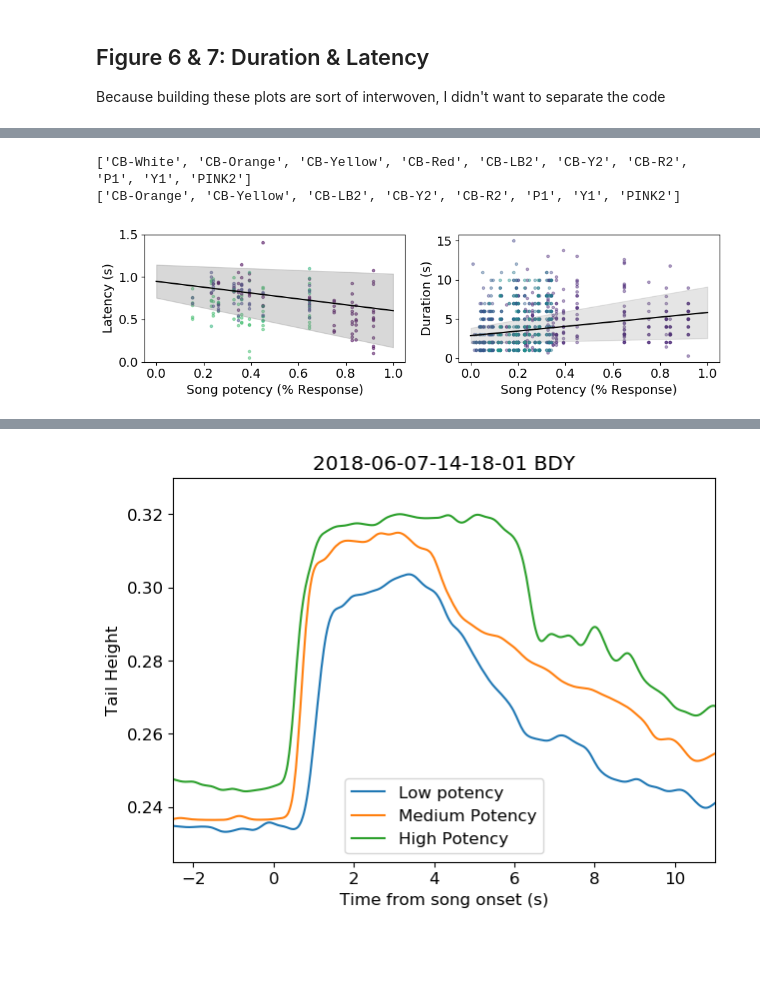
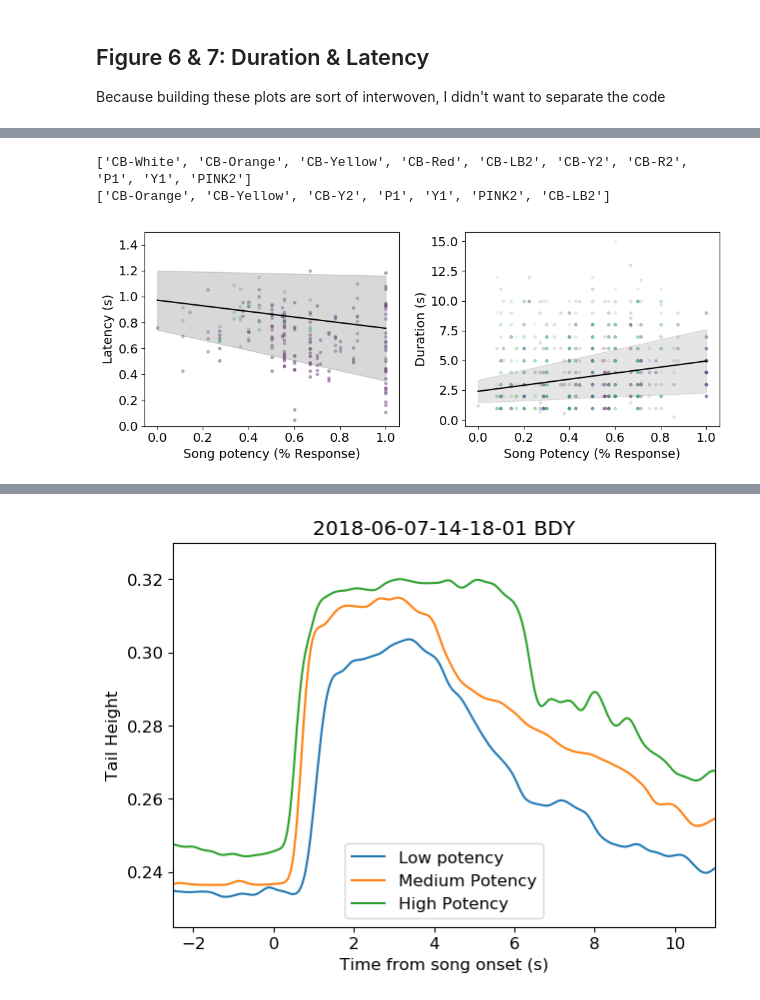
Before and after one commit to aperkes/PostureAnalysis, a Jupyter notebook: ManuscriptAnalysis-Final.ipynb, the cells around one changed output, grey strips where cells are left out. Cells and saved outputs as stored; diff of their text form; code cells hidden in the pictures; blank space fills up the shorter version.

```diff
--- a/ManuscriptAnalysis-Final.ipynb
+++ b/ManuscriptAnalysis-Final.ipynb
@@ -896,7 +1037,11 @@ for a in range(len(all_aviaries)):
 
     daviary = np.array(all_aviaries[a][:,:,:,0])
     daviary[daviary == 2] = 0
-    d_potency = np.nanmean(daviary,axis=(0,1))
+
+    responsive_birds = np.nanmean(daviary[:,:,:],axis=(1,2)) > .05
+
+    print(responsive_birds)
+    d_potency = np.nanmean(daviary[responsive_birds],axis=(0,1))
     top_song_index = np.argmax(np.nanmean(daviary,axis=(0,1)))
 
     top_song_index = np.argmax(np.nanmean(daviary,axis=(0,1)))
@@ -918,7 +1063,8 @@ for a in range(len(all_aviaries)):
         #print(a,b)
         song_df = song_df.append(dict(zip(columns_s,[ys[b],top_ys[b],a,b,song_sets[a]])),ignore_index=True)
         for f in range(n_birds):
-
+            if not responsive_birds[f]:
+                continue
             bird = all_metas[a].bird_list[f]
             for s in range(n_songs):
                 fs_response = np.nanmean(daviary[f,b,:][np.arange(n_songs) != s])
@@ -949,9 +1095,12 @@ for a in range(len(all_aviaries)):
 
 #print(np.unique(top_song_rates),np.unique(all_song_rates))
 
-song_df.to_csv('./song_df.csv',index=False)
 song_bird_df = song_bird_df.dropna()
-song_bird_df.to_csv('./song_bird_df.csv',index=False)
+max_song_df = max_song_df.dropna()
+if True:
+    song_df.to_csv('./song_df2.csv',index=False)
 
-max_song_df = max_song_df.dropna()
-max_song_df.to_csv('./max_song_df.csv',index=False)
+    song_bird_df.to_csv('./song_bird_df2.csv',index=False)
+
+
+    max_song_df.to_csv('./max_song_df2.csv',index=False)
@@ -1881,8 +2090,8 @@ pass
 # %%
 ## Plot with Respect to Song Potency (Figures 6b & 7b)
 
-trimmed_df = posture_df[['AutoLatency','AvgPotency','Bird']].dropna()
-trimmed_df = posture_df.dropna(subset=['Latency','Duration','ResponseRate','AvgPotency','Bird','Song','Year'])
+trimmed_df = posture_df[['AutoLatency','RelPotency','Bird']].dropna()
+trimmed_df = posture_df.dropna(subset=['Latency','Duration','ResponseRate','RelPotency','Bird','Song','Year'])
 trimmed_df = trimmed_df.reset_index(drop=True)
 trimmed_df = posture_df
 trimmed_df.infer_objects()
@@ -1891,16 +2100,17 @@ fig,(ax,ax1) = plt.subplots(1,2)
 bird_list = birdview_meta.bird_list
 song_list = birdview_meta.song_list
 print(bird_list)
-birds_to_plot = [1,2,4,5,6,7,8,9]
+#birds_to_plot = [1,2,4,5,6,7,8,9]
+birds_to_plot = [1,2,5,7,8,9,4]
 print([bird_list[i] for i in birds_to_plot])
 xs_bird_all, ys_bird_all,ys_lat_bird_all = [],[],[]
 label_birds_all,label_songs_all = [],[]
 for f in birds_to_plot:
     bird_df = trimmed_df[trimmed_df['Bird'] == f]
-    xs = np.array(bird_df['AvgPotency']).astype(float)
+    xs = np.array(bird_df['RelPotency']).astype(float)
     ys = np.array(bird_df['Duration']).astype(float)
     xs_resp = np.array(bird_df['ResponseRate']).astype(float)
-    xs_lat = np.array(bird_df['AvgPotency']).astype(float)
+    xs_lat = np.array(bird_df['RelPotency']).astype(float)
     ys_lat = np.array(bird_df['Latency']).astype(float)
 
     #xs = xs[~np.isnan(ys)]
@@ -1908,7 +2118,7 @@ for f in birds_to_plot:
     #xs_lat = xs_lat[~np.isnan(ys_lat)]
     #ys_lat = ys_lat[~np.isnan(ys_lat)]
     #ax1.scatter(xs,ys,marker='.',alpha=.5,color=bird_colors[f])
-    ax.scatter(xs_lat,ys_lat,marker='.',alpha=.5,color=bird_colors[f])
+    ax.scatter(xs_lat,ys_lat,marker='.',alpha=.3,color=bird_colors[f])
     if len(xs) > 0:
         fit_line = np.poly1d(np.polyfit(xs,ys,1))
         #ax1.plot([0,1],fit_line([0,1]),linestyle=':',label='Bird ' + str(f),color=bird_colors[f])
@@ -1926,7 +2136,7 @@ for f in birds_to_plot:
         if len(bird_song) > 0:
             mean_song_duration = np.nanmean(np.array(bird_song['Duration']).astype(float))
             mean_song_latency = np.nanmean(np.array(bird_song['Latency']).astype(float))
-            song_potency = bird_song['AvgPotency'].iloc[0]
+            song_potency = bird_song['RelPotency'].iloc[0]
             block_response = bird_song['ResponseRate'].iloc[0]
             xs_bird.append(song_potency)
             ys_bird.append(mean_song_duration)
@@ -1955,42 +2165,47 @@ for b in range(n_all_birds):
     aviary_i = aviary_dict[aviary]
     #color = paper_cmap(b/n_all_birds)
     color = aviary_colors[aviary_i]
-    ax1.scatter(bird_df['AvgPotency'],bird_df['Duration'],marker='.',alpha = .4,color=color,label=aviary)
+    ax1.scatter(bird_df['RelPotency'],bird_df['Duration'],marker='.',alpha = .1,color=color,label=cm.viridis(b/n_all_birds))
+    fit_line = np.poly1d(np.polyfit(bird_df['AvgPotency'],bird_df['Duration'],1))
+    #ax1.plot([0,1],fit_line([0,1]),linestyle=':',label='Bird ' + str(f),color=bird_colors[f])
+    #ax1.text(1,fit_line(1),str(b))
 
 
 ax1.plot([0,1],dur_line([0,1]),color='black')
 ax1.fill_between([0,1],high_dur([0,1]),low_dur([0,1]),color='gray',alpha=.2)
 
 ax1.set_ylabel('Duration (s)')
 ax1.set_xlabel('Song Potency (% Response)')
 
 
 ax.plot([0,1],lat_line([0,1]),color='black')
 #ax.plot([0,1],low_lat([0,1]),color='black')
 #ax.plot([0,1],high_lat([0,1]),color='black')
 ax.fill_between([0,1],high_lat([0,1]),low_lat([0,1]),color='gray',alpha=.3)
 
 #ax1.plot([0,1],dur_line([0,1]),color='black')
 #ax1.plot([0,1],low_dur([0,1]),color='black')
 #ax1.plot([0,1],high_dur([0,1]),color='black')
 #ax1.fill_between([0,1],high_dur([0,1]),low_dur([0,1]),color='gray',alpha=.3)
 
 ax.set_xlabel('Song potency (% Response)')
 ax.set_ylabel('Latency (s)')
 ax.set_ylim([0,1.5])
+ax.set_yticks(np.arange(0,1.5,.2))
+ax.set_xticks(np.arange(0,1.1,.2))
 
 #ax1.set_xlabel('Song Potency')
 #ax1.set_ylabel('Duration (s)')
 #fig.legend()
-fig.set_size_inches([10,3])
+fig.set_size_inches([10,4])
 
 fig.tight_layout()
-if False:
-    fig.savefig('/home/ammon/Desktop/PaperFigs/3cd.png',dpi=300)
+if True:
+    fig.savefig('./figures/fig67b.png',dpi=300)
 fig.show()
 # %% [output]
 ['CB-White', 'CB-Orange', 'CB-Yellow', 'CB-Red', 'CB-LB2', 'CB-Y2', 'CB-R2', 'P1', 'Y1', 'PINK2']
-['CB-Orange', 'CB-Yellow', 'CB-LB2', 'CB-Y2', 'CB-R2', 'P1', 'Y1', 'PINK2']
+['CB-Orange', 'CB-Yellow', 'CB-Y2', 'P1', 'Y1', 'PINK2', 'CB-LB2']
-[figure, old version]
+[figure, new version]
 # %%
 ## Plot with respect to response rate (Figures 6c & 7c)
```
Also changed, not shown: parts of 36 cells of this notebook, 2 other files.
